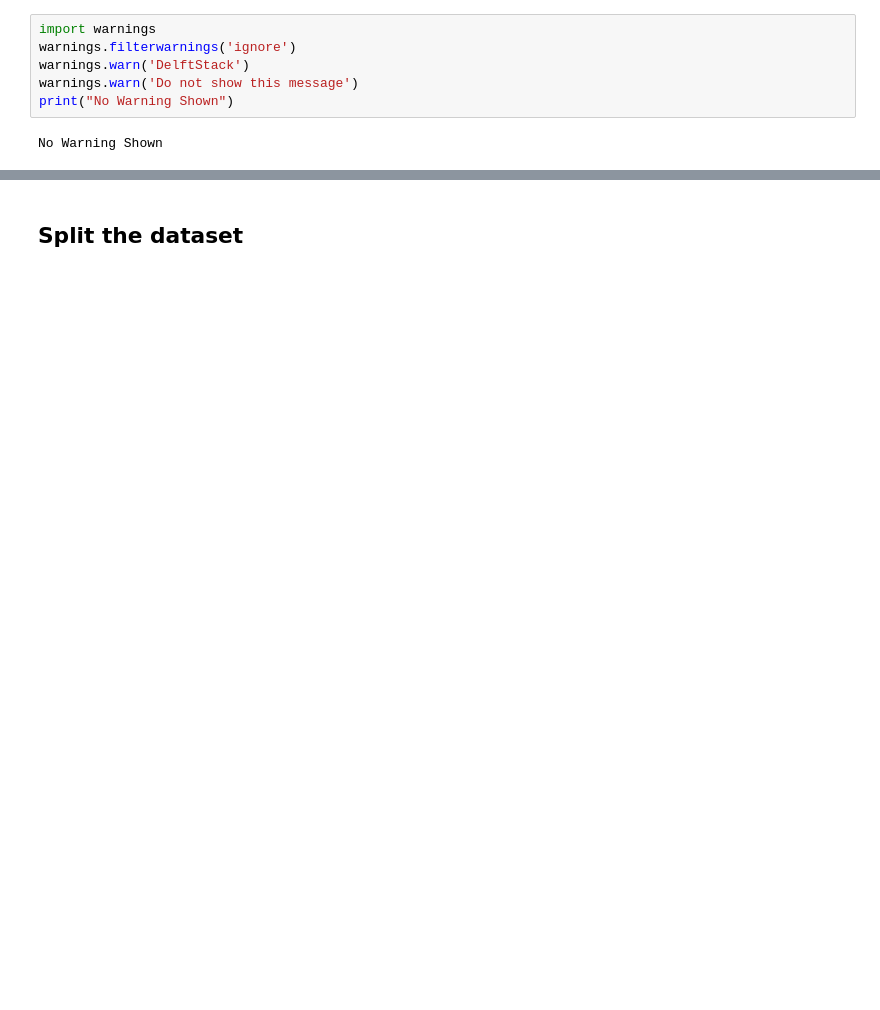
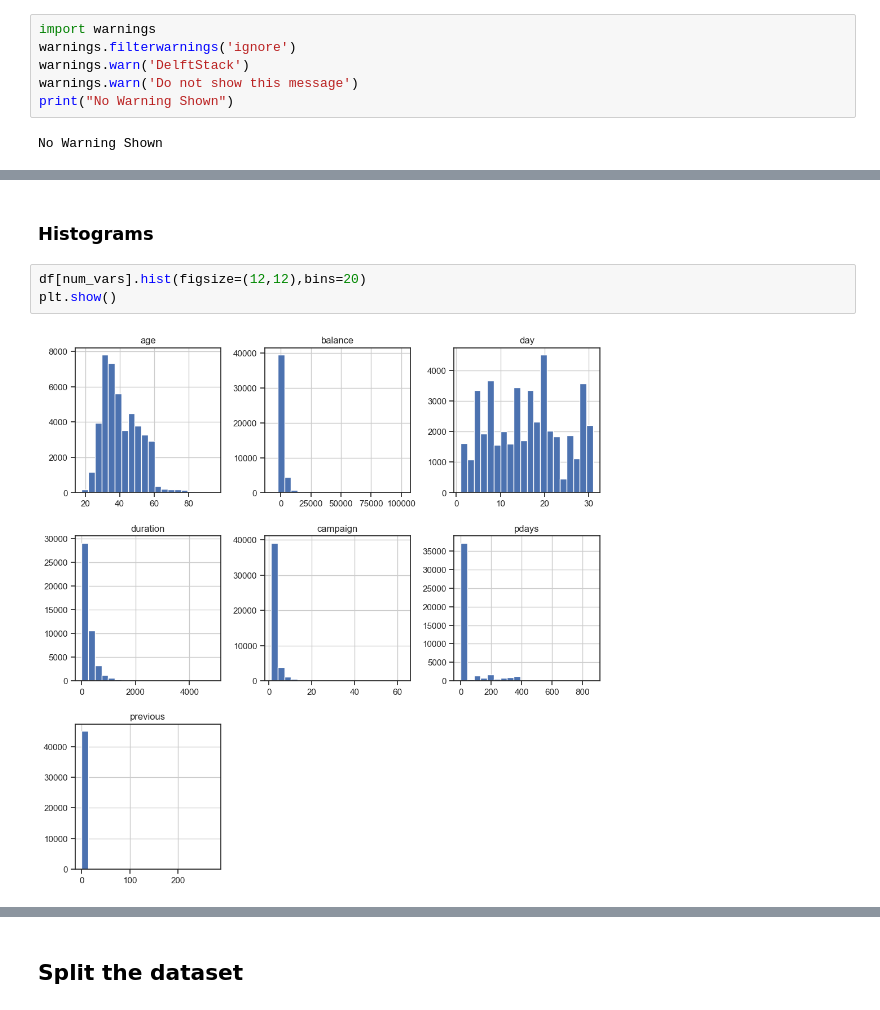
Before and after one commit to CalebMcCurdy/Bank-Term-Deposit-Predictions, a Jupyter notebook: Final Project.ipynb, the cells around one changed output, grey strips where cells are left out. Cells and saved outputs as stored; diff of their text form; blank space fills up the shorter version.

```diff
--- a/Final Project.ipynb
+++ b/Final Project.ipynb
@@ -233,0 +230,7 @@ bank['pdays'] = bank['pdays'].replace(-1, 0)
+# %% [markdown]
+### Histograms
+# %%
+df[num_vars].hist(figsize=(12,12),bins=20)
+plt.show()
+# %% [output]
+[figure, added]
```
Also changed, not shown: parts of 132 cells of this notebook.
